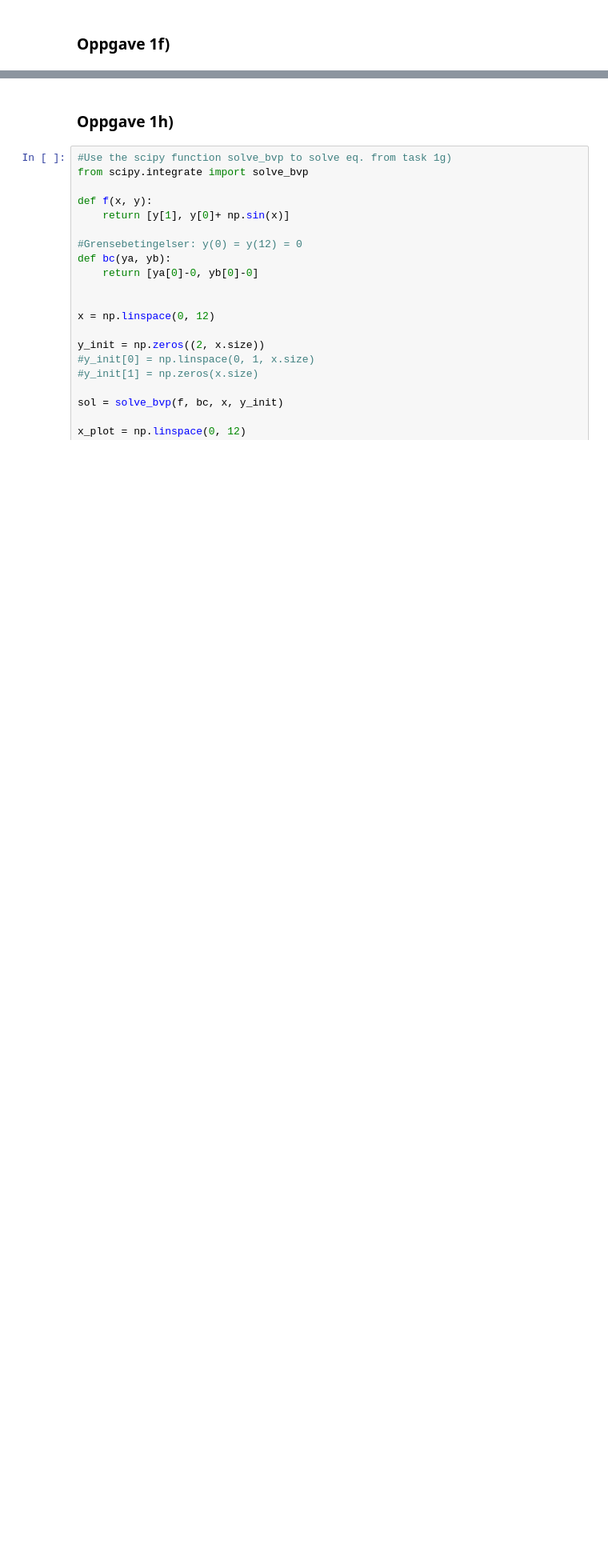
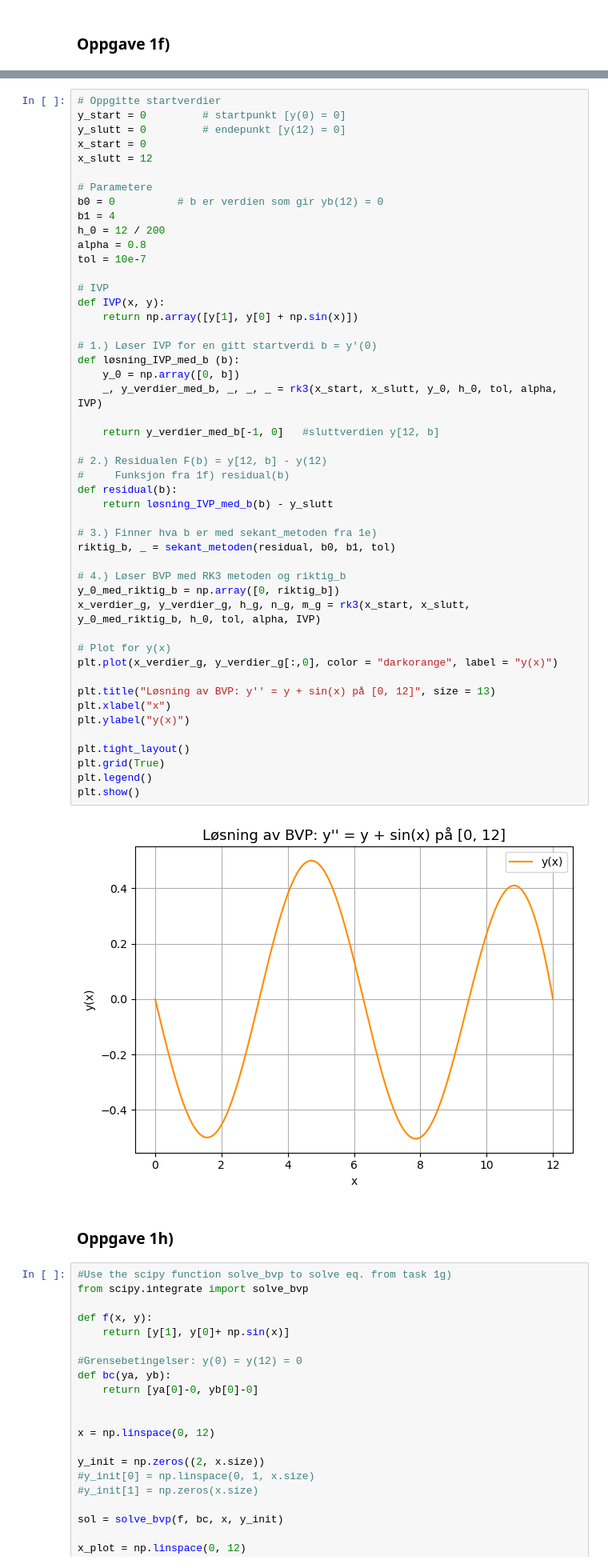
Before and after one commit to cfure3-svg/prosjekt3, a Jupyter notebook: prosjekt3.ipynb, the cells around one changed output, grey strips where cells are left out. Shown at 80% size. Drawn from its saved outputs; the diff is of its cells as text; blank space fills up the shorter version.

```diff
--- a/prosjekt3.ipynb
+++ b/prosjekt3.ipynb
@@ -280,3 +292,53 @@ plt.legend()
+# %%
+# Oppgitte startverdier
+y_start = 0         # startpunkt [y(0) = 0]
+y_slutt = 0         # endepunkt [y(12) = 0]
+x_start = 0
+x_slutt = 12
+
+# Parametere
+b0 = 0          # b er verdien som gir yb(12) = 0
+b1 = 4
+h_0 = 12 / 200
+alpha = 0.8
+tol = 10e-7
+
+# IVP
+def IVP(x, y):
+    return np.array([y[1], y[0] + np.sin(x)])
+
+# 1.) Løser IVP for en gitt startverdi b = y'(0)
+def løsning_IVP_med_b (b):
+    y_0 = np.array([0, b])
+    _, y_verdier_med_b, _, _, _ = rk3(x_start, x_slutt, y_0, h_0, tol, alpha, IVP)
+
+    return y_verdier_med_b[-1, 0]   #sluttverdien y[12, b]
+
+# 2.) Residualen F(b) = y[12, b] - y(12)
+#     Funksjon fra 1f) residual(b)
+def residual(b):
+    return løsning_IVP_med_b(b) - y_slutt
+
+# 3.) Finner hva b er med sekant_metoden fra 1e)
+riktig_b, _ = sekant_metoden(residual, b0, b1, tol)
+
+# 4.) Løser BVP med RK3 metoden og riktig_b
+y_0_med_riktig_b = np.array([0, riktig_b])
+x_verdier_g, y_verdier_g, h_g, n_g, m_g = rk3(x_start, x_slutt, y_0_med_riktig_b, h_0, tol, alpha, IVP)
+
+# Plot for y(x)
+plt.plot(x_verdier_g, y_verdier_g[:,0], color = "darkorange", label = "y(x)")
+
+plt.title("Løsning av BVP: y'' = y + sin(x) på [0, 12]", size = 13)
+plt.xlabel("x")
+plt.ylabel("y(x)")
+
+plt.tight_layout()
+plt.grid(True)
+plt.legend()
+plt.show()
+# %% [output]
+[figure, added]
 # %% [markdown]
 ### Oppgave 1h)
 # %%
```
Also changed, not shown: parts of 6 cells of this notebook.
